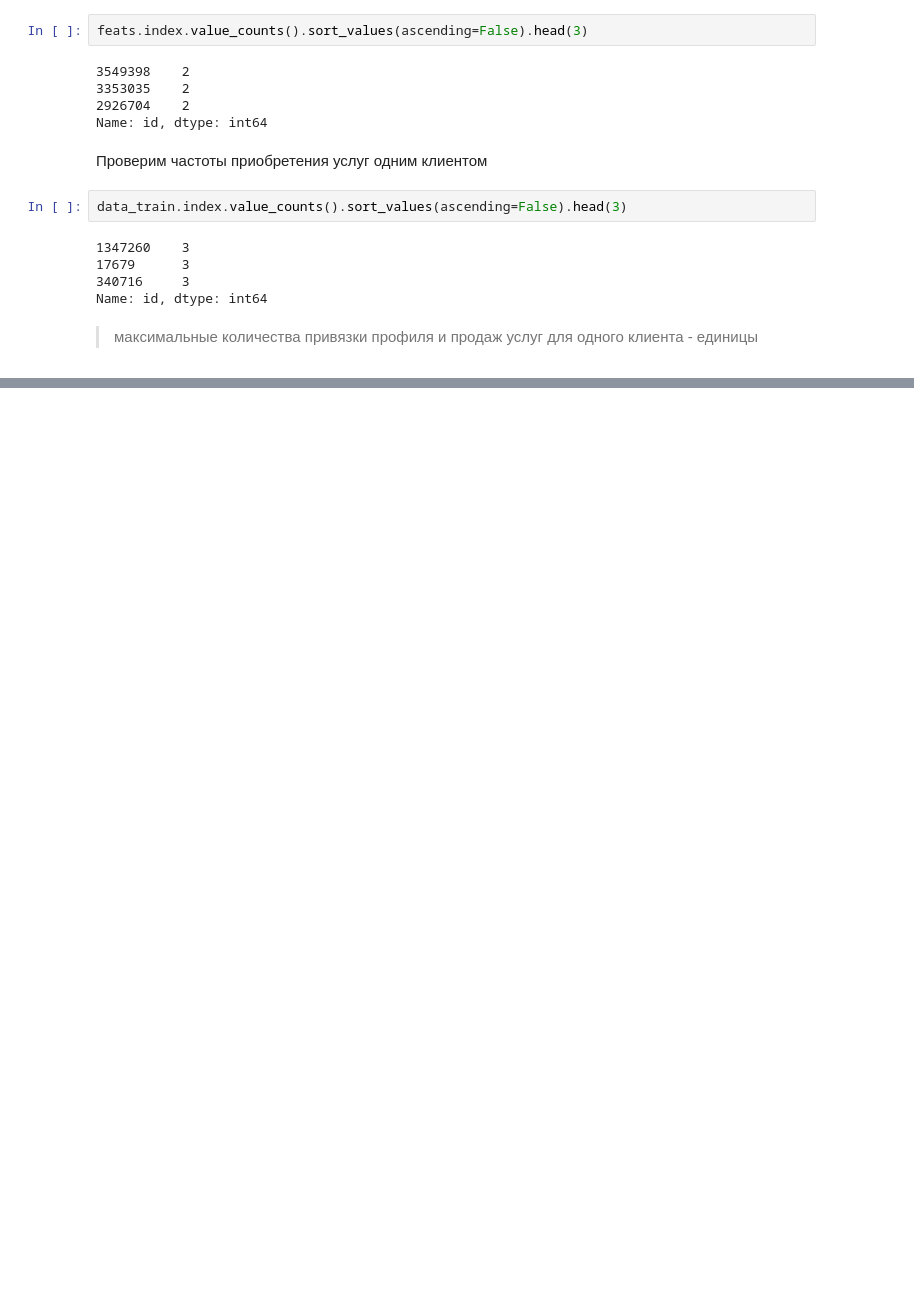
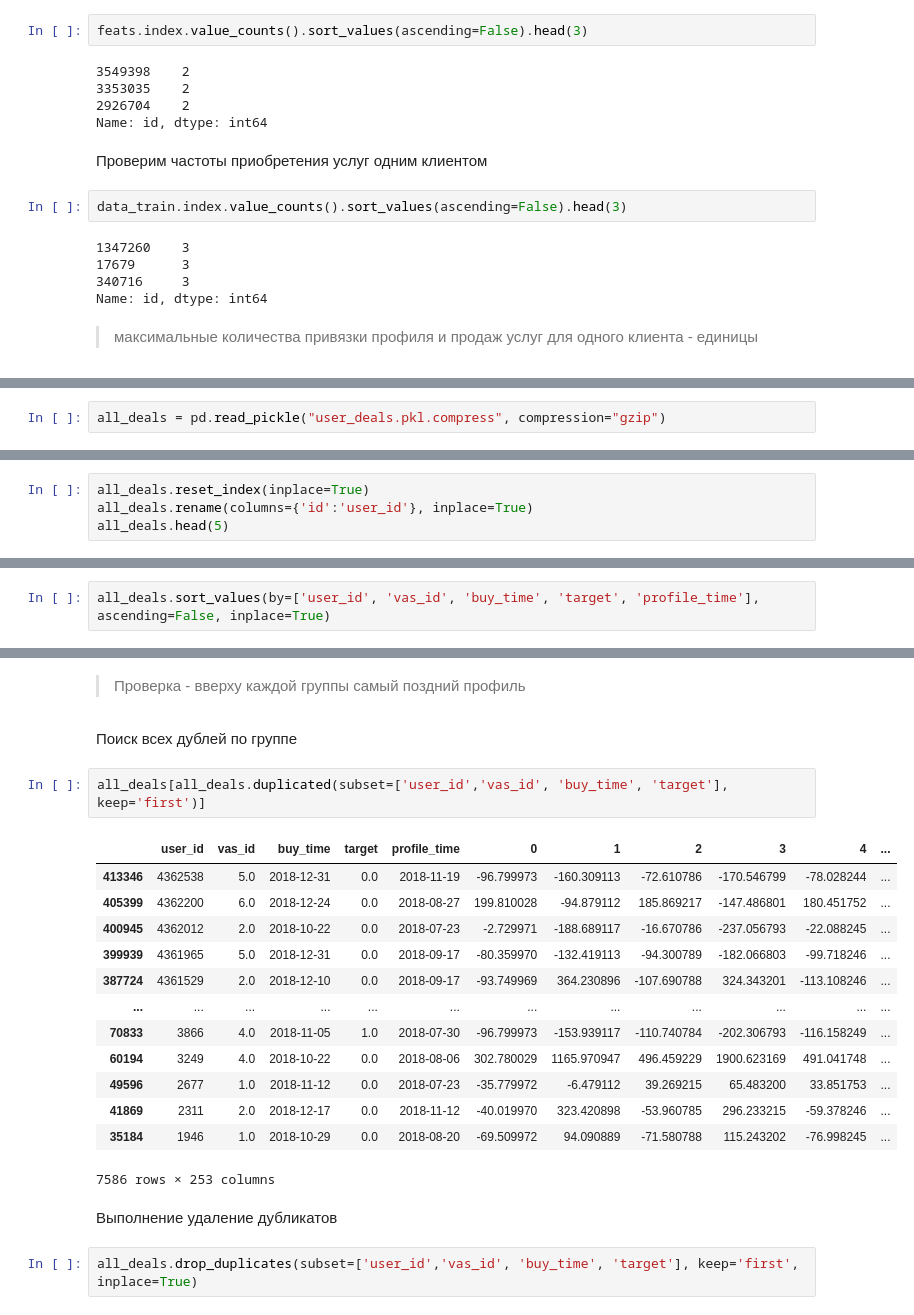
Before and after one commit to alex-chin/gb_megafone1, a Jupyter notebook: Project/megafone_offer_service.ipynb, the cells around one changed output, grey strips where cells are left out. Drawn from its saved outputs; the diff is of its cells as text; blank space fills up the shorter version.

```diff
--- a/Project/megafone_offer_service.ipynb
+++ b/Project/megafone_offer_service.ipynb
@@ -755,0 +828,2 @@ fd_35.groupby(['id', 'vas_id','buy_time_x']).buy_time_y.agg(maxbuy  = 'max')
+# %%
+all_deals = pd.read_pickle("user_deals.pkl.compress", compression="gzip")
@@ -755,0 +832,4 @@ fd_35.groupby(['id', 'vas_id','buy_time_x']).buy_time_y.agg(maxbuy  = 'max')
+# %%
+all_deals.reset_index(inplace=True)
+all_deals.rename(columns={'id':'user_id'}, inplace=True)
+all_deals.head(5)
@@ -755,0 +846,2 @@ fd_35.groupby(['id', 'vas_id','buy_time_x']).buy_time_y.agg(maxbuy  = 'max')
+# %%
+all_deals.sort_values(by=['user_id', 'vas_id', 'buy_time', 'target', 'profile_time'], ascending=False, inplace=True)
@@ -755,0 +855,24 @@ fd_35.groupby(['id', 'vas_id','buy_time_x']).buy_time_y.agg(maxbuy  = 'max')
+# %% [markdown]
+> Проверка - вверху каждой группы самый поздний профиль
+# %% [markdown]
+Поиск всех дублей по группе
+# %%
+all_deals[all_deals.duplicated(subset=['user_id','vas_id', 'buy_time', 'target'], keep='first')]
+# %% [output]
+|  | user_id | vas_id | buy_time | target | profile_time | 0 | 1 | 2 | 3 | 4 | ... |
+| 413346 | 4362538 | 5.0 | 2018-12-31 | 0.0 | 2018-11-19 | -96.799973 | -160.309113 | -72.610786 | -170.546799 | -78.028244 | ... |
+| 405399 | 4362200 | 6.0 | 2018-12-24 | 0.0 | 2018-08-27 | 199.810028 | -94.879112 | 185.869217 | -147.486801 | 180.451752 | ... |
+| 400945 | 4362012 | 2.0 | 2018-10-22 | 0.0 | 2018-07-23 | -2.729971 | -188.689117 | -16.670786 | -237.056793 | -22.088245 | ... |
+| 399939 | 4361965 | 5.0 | 2018-12-31 | 0.0 | 2018-09-17 | -80.359970 | -132.419113 | -94.300789 | -182.066803 | -99.718246 | ... |
+| 387724 | 4361529 | 2.0 | 2018-12-10 | 0.0 | 2018-09-17 | -93.749969 | 364.230896 | -107.690788 | 324.343201 | -113.108246 | ... |
+| ... | ... | ... | ... | ... | ... | ... | ... | ... | ... | ... | ... |
+| 70833 | 3866 | 4.0 | 2018-11-05 | 1.0 | 2018-07-30 | -96.799973 | -153.939117 | -110.740784 | -202.306793 | -116.158249 | ... |
+| 60194 | 3249 | 4.0 | 2018-10-22 | 0.0 | 2018-08-06 | 302.780029 | 1165.970947 | 496.459229 | 1900.623169 | 491.041748 | ... |
+| 49596 | 2677 | 1.0 | 2018-11-12 | 0.0 | 2018-07-23 | -35.779972 | -6.479112 | 39.269215 | 65.483200 | 33.851753 | ... |
+| 41869 | 2311 | 2.0 | 2018-12-17 | 0.0 | 2018-11-12 | -40.019970 | 323.420898 | -53.960785 | 296.233215 | -59.378246 | ... |
+| 35184 | 1946 | 1.0 | 2018-10-29 | 0.0 | 2018-08-20 | -69.509972 | 94.090889 | -71.580788 | 115.243202 | -76.998245 | ... |
+7586 rows × 253 columns
+# %% [markdown]
+Выполнение удаление дубликатов
+# %%
+all_deals.drop_duplicates(subset=['user_id','vas_id', 'buy_time', 'target'], keep='first', inplace=True)
```
Also changed, not shown: parts of 57 cells of this notebook.
